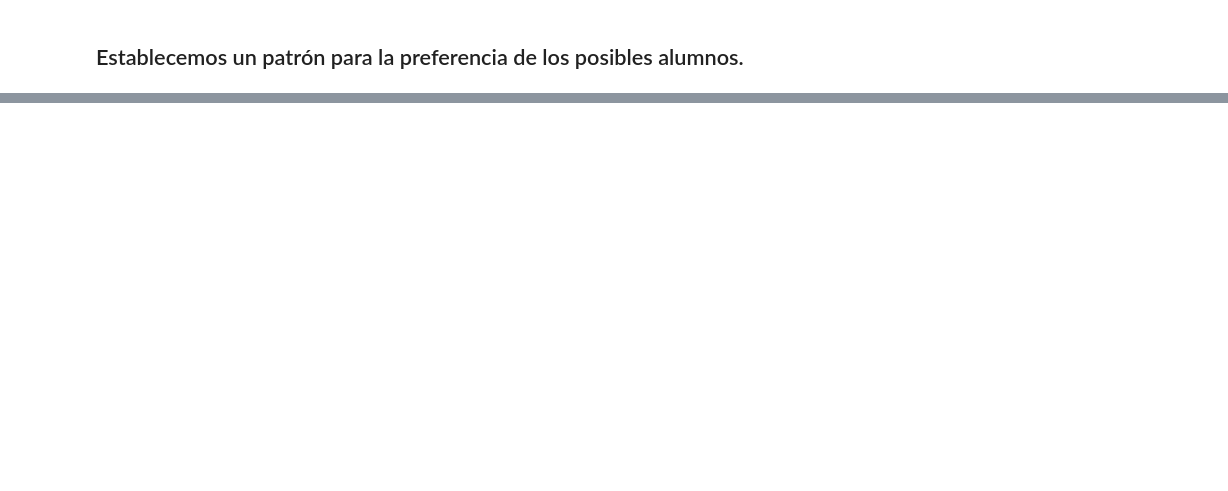
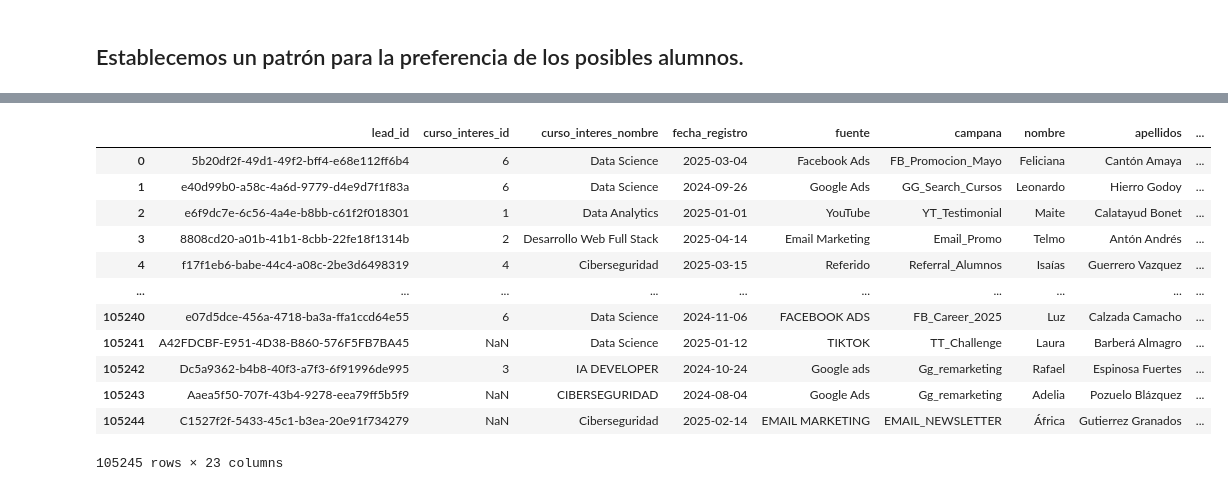
Before and after one commit to AntonioHackio/Proyecto_Final_Data, a Jupyter notebook: notebooks/eda_csv.ipynb, the cells around one changed output, grey strips where cells are left out. Saved outputs shown, nothing was run; the diff lists cells and outputs as text; code cells hidden in the pictures; blank space fills up the shorter version.

```diff
--- a/notebooks/eda_csv.ipynb
+++ b/notebooks/eda_csv.ipynb
@@ -530,0 +1181,29 @@ cursos_final.info()
+# %%
+mapeo_data2 = {
+    'id_antiguo': ['33a93363', 'f514fe84', '546ad5a9', '3530776b', '0e567c6f', 'e77f35b7', 'f8c5f595'],
+    'id_nuevo': ['6', '1', '2', '4', '5', '7', '3'],
+    'nombre_curso': ['Data Science', 'Data Analytics', 'Desarrollo Web Full Stack',
+                     'Ciberseguridad', 'UX/UI Design', 'Marketing Digital', 'IA Developer']
+}
+# %%
+df_mapeo2 = pd.DataFrame(mapeo_data2)
+mapeo_dict2 = df_mapeo2.set_index('id_antiguo')['id_nuevo'].to_dict()
+# %%
+df_leads['curso_interes_id'] = df_leads['curso_interes_id'].map(mapeo_dict2)
+df_seguimiento['curso_final_id'] = df_seguimiento['curso_final_id'].map(mapeo_dict2)
+# %%
+df_leads
+# %% [output]
+|  | lead_id | curso_interes_id | curso_interes_nombre | fecha_registro | fuente | campana | nombre | apellidos | ... |
+| 0 | 5b20df2f-49d1-49f2-bff4-e68e112ff6b4 | 6 | Data Science | 2025-03-04 | Facebook Ads | FB_Promocion_Mayo | Feliciana | Cantón Amaya | ... |
+| 1 | e40d99b0-a58c-4a6d-9779-d4e9d7f1f83a | 6 | Data Science | 2024-09-26 | Google Ads | GG_Search_Cursos | Leonardo | Hierro Godoy | ... |
+| 2 | e6f9dc7e-6c56-4a4e-b8bb-c61f2f018301 | 1 | Data Analytics | 2025-01-01 | YouTube | YT_Testimonial | Maite | Calatayud Bonet | ... |
+| 3 | 8808cd20-a01b-41b1-8cbb-22fe18f1314b | 2 | Desarrollo Web Full Stack | 2025-04-14 | Email Marketing | Email_Promo | Telmo | Antón Andrés | ... |
+| 4 | f17f1eb6-babe-44c4-a08c-2be3d6498319 | 4 | Ciberseguridad | 2025-03-15 | Referido | Referral_Alumnos | Isaías | Guerrero Vazquez | ... |
+| ... | ... | ... | ... | ... | ... | ... | ... | ... | ... |
+| 105240 | e07d5dce-456a-4718-ba3a-ffa1ccd64e55 | 6 | Data Science | 2024-11-06 | FACEBOOK ADS | FB_Career_2025 | Luz | Calzada Camacho | ... |
+| 105241 | A42FDCBF-E951-4D38-B860-576F5FB7BA45 | NaN | Data Science | 2025-01-12 | TIKTOK | TT_Challenge | Laura | Barberá Almagro | ... |
+| 105242 | Dc5a9362-b4b8-40f3-a7f3-6f91996de995 | 3 | IA DEVELOPER | 2024-10-24 | Google ads | Gg_remarketing | Rafael | Espinosa Fuertes | ... |
+| 105243 | Aaea5f50-707f-43b4-9278-eea79ff5b5f9 | NaN | CIBERSEGURIDAD | 2024-08-04 | Google Ads | Gg_remarketing | Adelia | Pozuelo Blázquez | ... |
+| 105244 | C1527f2f-5433-45c1-b3ea-20e91f734279 | NaN | Ciberseguridad | 2025-02-14 | EMAIL MARKETING | EMAIL_NEWSLETTER | África | Gutierrez Granados | ... |
+105245 rows × 23 columns
```
Also changed, not shown: parts of 52 cells of this notebook, 6 other files.
